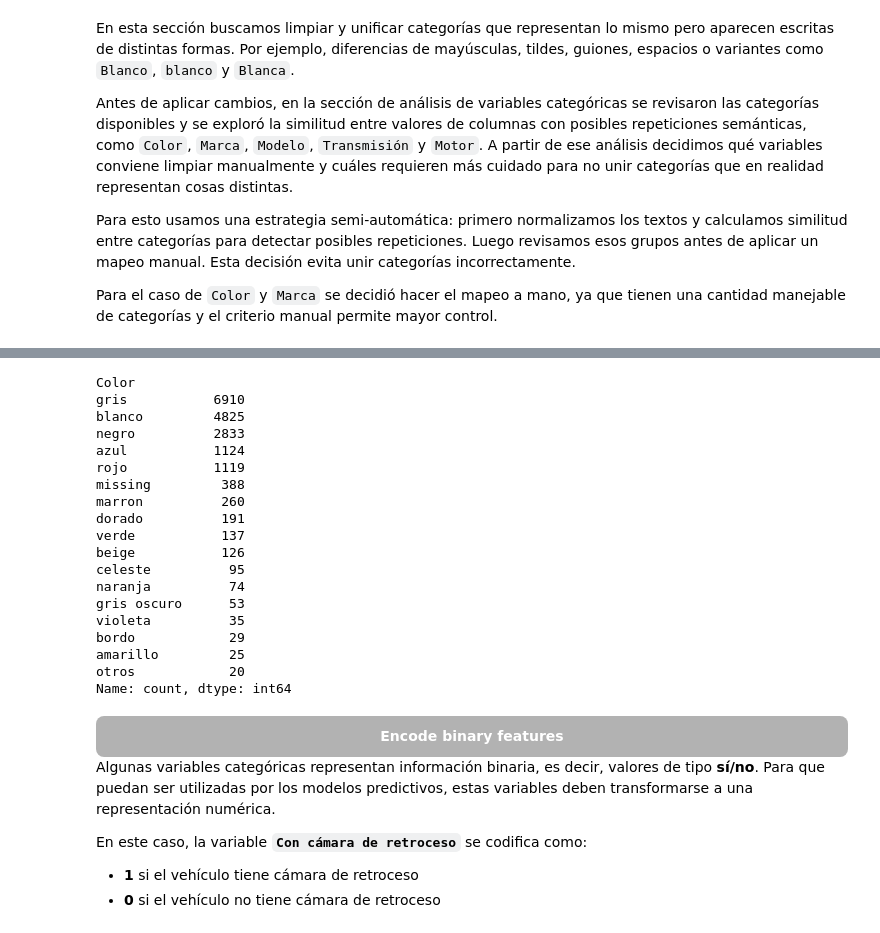
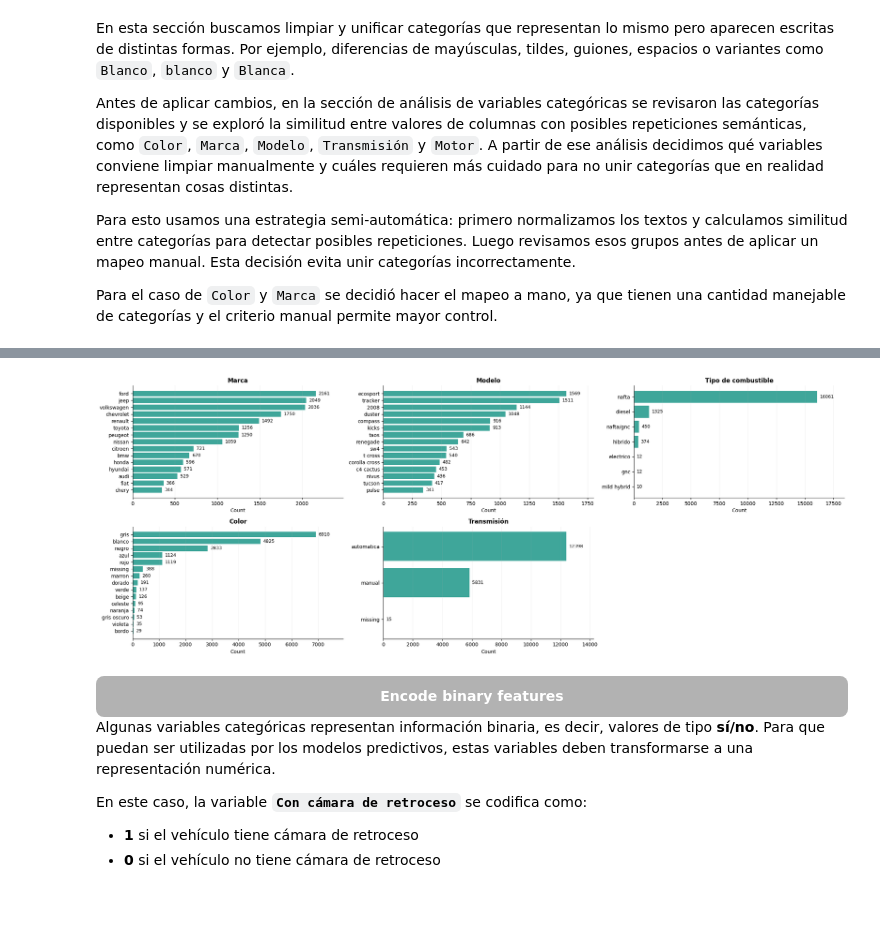
Before and after one commit to abrildiaco/TP_Final_ML, a Jupyter notebook: notebooks/eda.ipynb, the cells around one changed output, grey strips where cells are left out. Saved outputs shown, nothing was run; the diff lists cells and outputs as text; code cells hidden in the pictures; blank space fills up the shorter version.

```diff
--- a/notebooks/eda.ipynb
+++ b/notebooks/eda.ipynb
@@ -324,7 +329,7 @@ range_rules = {
     "Puertas": {"max": 5},
 }
 
-dataset_processed = eda.remove_invalid_values(dataset_processed, range_rules)
+dataset_processed = prep.remove_invalid_values(dataset_processed, range_rules)
 # %% [markdown]
 <div style="
     text-align: center;
@@ -346,7 +351,7 @@ print(f"El tipo de cambio utilizado es de ${EXCHANGE_RATE}")
 # %% [output]
 El tipo de cambio utilizado es de $904.125
 # %%
-dataset_processed = eda.convert_peso_prices_to_usd(dataset_processed, exchange_rate = EXCHANGE_RATE)
+dataset_processed = prep.convert_peso_prices_to_usd(dataset_processed, exchange_rate = EXCHANGE_RATE)
 # %% [markdown]
 <div style="
     text-align: center;
@@ -392,7 +386,6 @@ MODEL_MAP = {
     "sw4": ["sw4", "hilux sw4"],
     "ds7": ["ds7", "ds7 crossback"],
     "clase ml": ["clase ml", "ml"],
-    "q5 sportback": ["q5 sportback"],
     "santa fe": ["santa fe", "grand santa fe", "grand santa fé"],
     "tiggo 4": ["tiggo 4", "tiggo 4 pro"],
 }
@@ -416,12 +409,26 @@ COLOR_MAP = {
     "rosa": ["rosa"],
     "otros": ["otro", "acero", "rosa", "moundaz", "cendre"]
 }
+
+FUEL_TYPE_MAP = {
+    "hibrido ": ["hibrido", "hibrido/nafta"]
+}
+
+TRANSMISSION_MAP = {
+    "automatica ": ["automatica", "automatica secuencial", "semiautomatica"]
+}
 # %%
-dataset_processed = eda.apply_semantic_mapping(dataset_processed, column = "Marca",
+dataset_processed = prep.apply_semantic_mapping(dataset_processed, column = "Marca",
                                                category_map = BRAND_MAP)
 
-dataset_processed = eda.apply_semantic_mapping(dataset_processed, column = "Modelo",
+dataset_processed = prep.apply_semantic_mapping(dataset_processed, column = "Modelo",
                                                category_map = MODEL_MAP)
 
-dataset_processed = eda.apply_semantic_mapping(dataset_processed, column = "Color",
+dataset_processed = prep.apply_semantic_mapping(dataset_processed, column = "Color",
                                                category_map = COLOR_MAP)
+
+dataset_processed = prep.apply_semantic_mapping(dataset_processed, column = "Tipo de combustible",
+                                               category_map = FUEL_TYPE_MAP)
+
+dataset_processed = prep.apply_semantic_mapping(dataset_processed, column = "Transmisión",
+                                               category_map = TRANSMISSION_MAP)
@@ -464,25 +435,20 @@ Name: count, Length: 132, dtype: int64
-# %%
-dataset_processed["Color"].value_counts()
-# %% [output]
-Color
-gris           6910
-blanco         4825
-negro          2833
-azul           1124
-rojo           1119
-missing         388
-marron          260
-dorado          191
-verde           137
-beige           126
-celeste          95
-naranja          74
-gris oscuro      53
-violeta          35
-bordo            29
-amarillo         25
-otros            20
-Name: count, dtype: int64
+# %%
+categorical_columns_to_check = [
+    "Marca",
+    "Modelo",
+    "Tipo de combustible",
+    "Color",
+    "Transmisión",
+]
+
+visual.plot_compact_value_counts(
+    dataset_processed,
+    columns=categorical_columns_to_check,
+    top_n=15,
+    n_cols=3
+)
+# %% [output]
+[figure, added]
 # %% [markdown]
 <div style="
     text-align: center;
```
Also changed, not shown: parts of 15 cells of this notebook, 6 other files.
